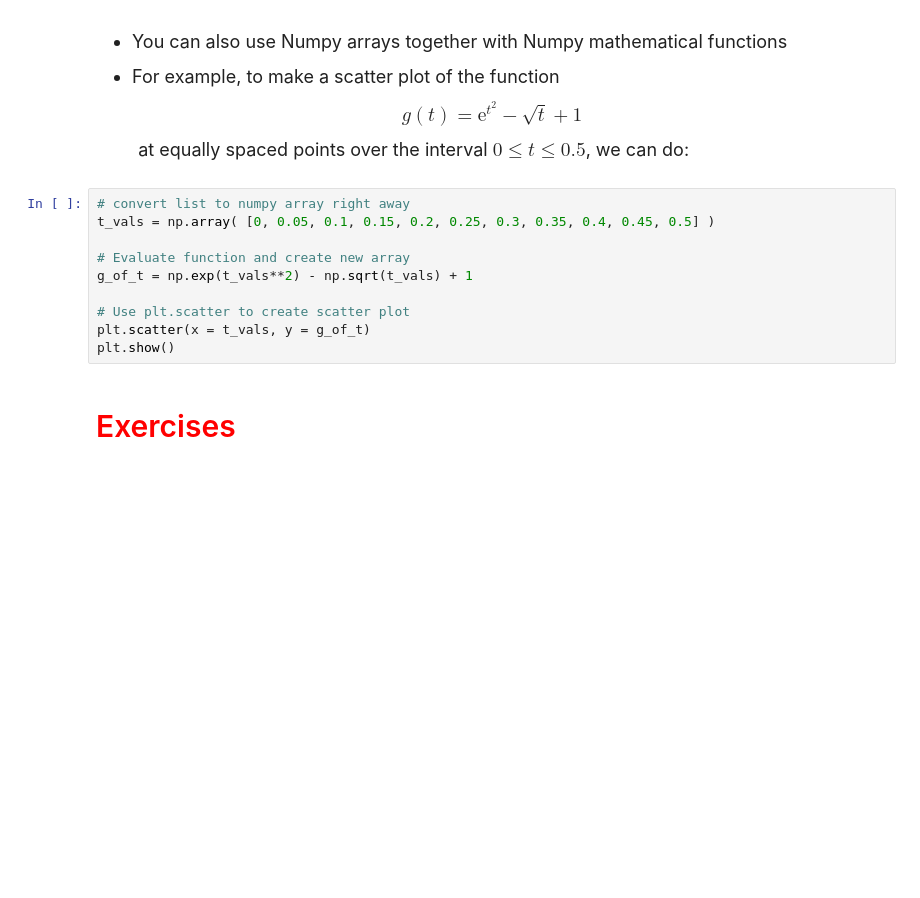
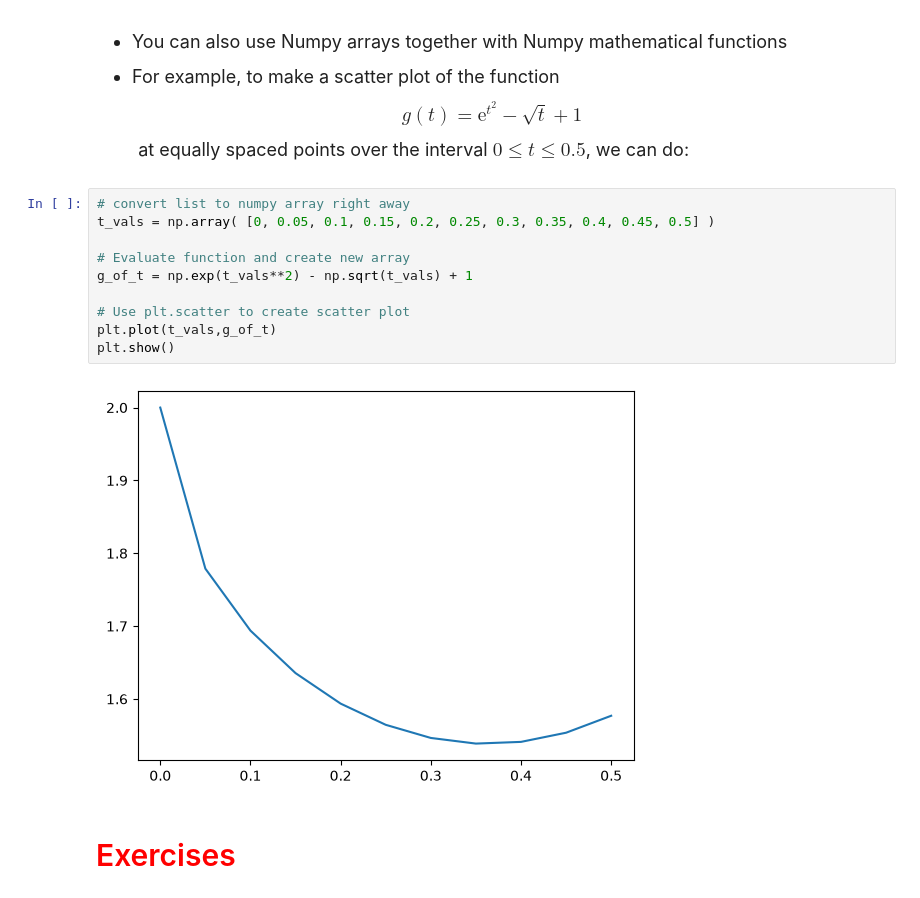
Before and after one commit to wocsmga/datasci185fall2026, a Jupyter notebook: Lecture_05_Libraries_and_Specialized_Functions/Lecture5 copy.ipynb, the cells around one changed output. Drawn from its saved outputs; the diff is of its cells as text; blank space fills up the shorter version.

```diff
--- a/Lecture_05_Libraries_and_Specialized_Functions/Lecture5 copy.ipynb
+++ b/Lecture_05_Libraries_and_Specialized_Functions/Lecture5 copy.ipynb
@@ -516,13 +541,15 @@ $$ g(t) = \mathrm{e}^{t^2} - \sqrt{t} + 1$$
 # %%
 # convert list to numpy array right away
 t_vals = np.array( [0, 0.05, 0.1, 0.15, 0.2, 0.25, 0.3, 0.35, 0.4, 0.45, 0.5] )
 
 # Evaluate function and create new array
 g_of_t = np.exp(t_vals**2) - np.sqrt(t_vals) + 1
 
 # Use plt.scatter to create scatter plot
-plt.scatter(x = t_vals, y = g_of_t)
+plt.plot(t_vals,g_of_t)
 plt.show()
+# %% [output]
+[figure, added]
 # %% [markdown]
 # <span style="color:red; font-size:30px"> Exercises</span>
 # %% [markdown]
```
Also changed, not shown: parts of 11 cells of this notebook.
